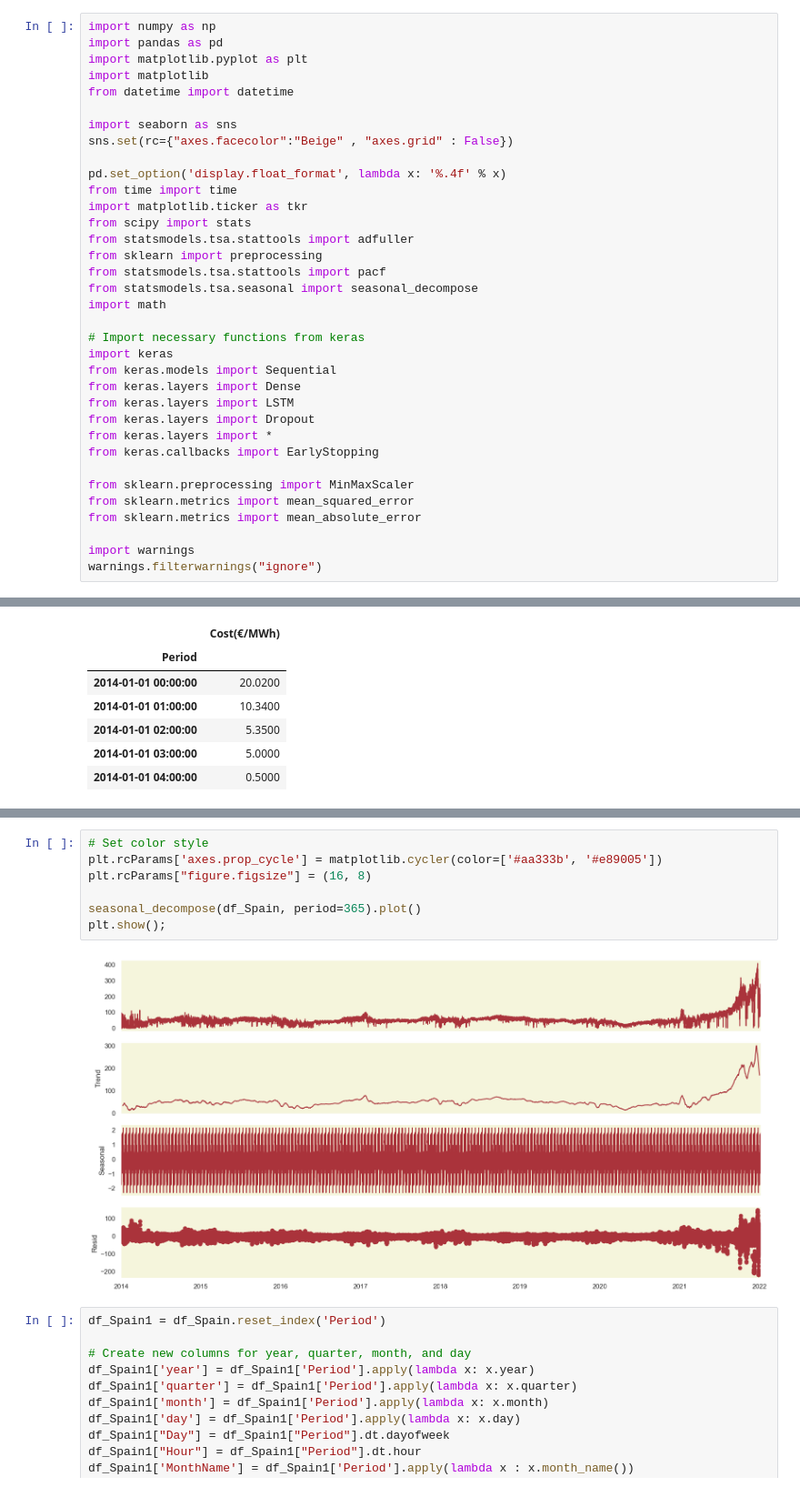
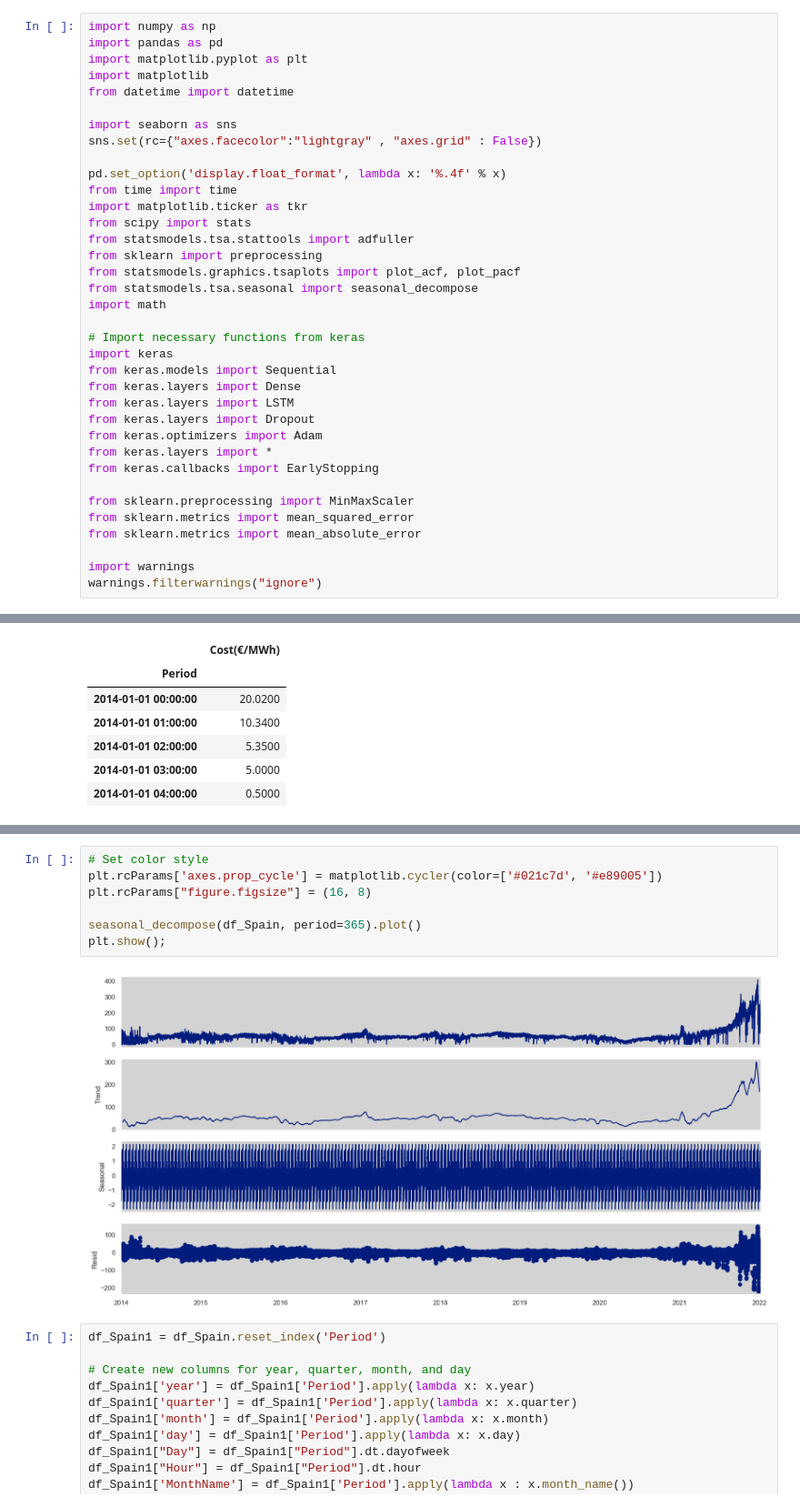
Before and after one commit to sahil095/Energy-Price-prediction-Time-Series, a Jupyter notebook: Energy Price Prediction - LSTM.ipynb, the cells around one changed output, grey strips where cells are left out. Shown at 91% size. Drawn from its saved outputs; the diff is of its cells as text.

Commit message:
Updated visuals and training

```diff
--- a/Energy Price Prediction - LSTM.ipynb
+++ b/Energy Price Prediction - LSTM.ipynb
@@ -10,7 +16,7 @@ import matplotlib
 from datetime import datetime
 
 import seaborn as sns
-sns.set(rc={"axes.facecolor":"Beige" , "axes.grid" : False})
+sns.set(rc={"axes.facecolor":"lightgray" , "axes.grid" : False})
 
 pd.set_option('display.float_format', lambda x: '%.4f' % x)
 from time import time
@@ -18,7 +24,7 @@ import matplotlib.ticker as tkr
 from scipy import stats
 from statsmodels.tsa.stattools import adfuller
 from sklearn import preprocessing
-from statsmodels.tsa.stattools import pacf
+from statsmodels.graphics.tsaplots import plot_acf, plot_pacf
 from statsmodels.tsa.seasonal import seasonal_decompose
 import math
 
@@ -28,6 +34,7 @@ from keras.models import Sequential
 from keras.layers import Dense
 from keras.layers import LSTM
 from keras.layers import Dropout
+from keras.optimizers import Adam
 from keras.layers import *
 from keras.callbacks import EarlyStopping
 
@@ -145,12 +155,12 @@ df_Spain.head()
 # %%
 # Set color style
-plt.rcParams['axes.prop_cycle'] = matplotlib.cycler(color=['#aa333b', '#e89005'])
+plt.rcParams['axes.prop_cycle'] = matplotlib.cycler(color=['#021c7d', '#e89005'])
 plt.rcParams["figure.figsize"] = (16, 8)
 
 seasonal_decompose(df_Spain, period=365).plot()
 plt.show();
 # %% [output]
-[figure, old version]
+[figure, new version]
 # %%
 df_Spain1 = df_Spain.reset_index('Period')
 
```
Also changed, not shown: parts of 18 cells of this notebook.
